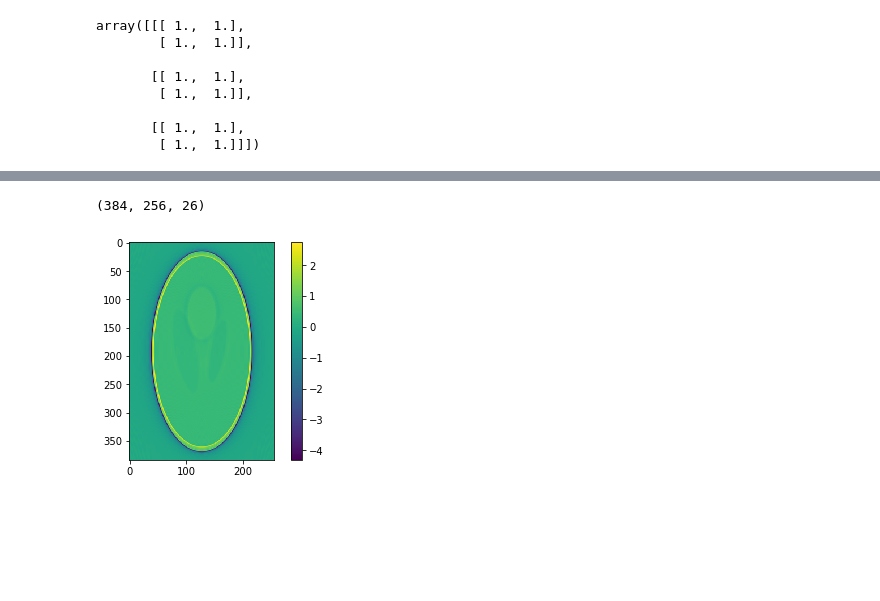
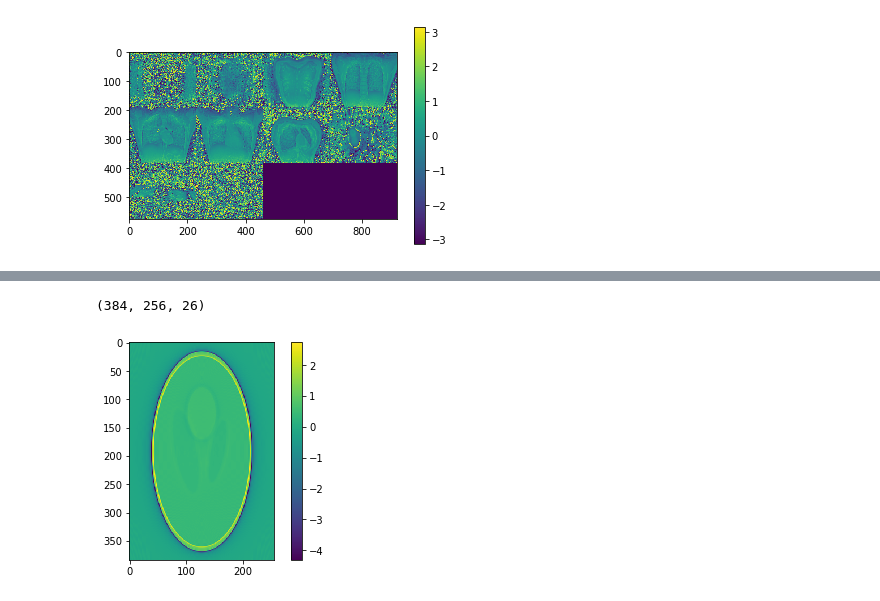
Before and after one commit to nicholas-zhu/MRI_tools, a Jupyter notebook: Untitled.ipynb, the cells around one changed output, grey strips where cells are left out. Drawn from its saved outputs; the diff is of its cells as text; code cells hidden in the pictures; blank space fills up the shorter version.

```diff
--- a/Untitled.ipynb
+++ b/Untitled.ipynb
@@ -1,15 +1,3 @@
-# %%
-a = np.ones([10,10,10])
-a[1+2:3+3,4:6,6:8]
-# %% [output]
-array([[[ 1.,  1.],
-        [ 1.,  1.]],
-
-       [[ 1.,  1.],
-        [ 1.,  1.]],
-
-       [[ 1.,  1.],
-        [ 1.,  1.]]])
 # %%
 import torch
 import torch.nn as nn
@@ -25,0 +16,8 @@ import matplotlib.animation
+# %%
+image = cfl.readcfl(name='../Lung/UTE_021618_sg')
+#image_c = NFT.Toeplitz(img_c=image)
+#image_t = NFT.ATA(image)
+
+imshow_3d.imshow3d(np.flip(np.flip(np.transpose(np.angle(image[:,1:-1:20,:]),(2,0,1)),axis=0),axis=1))
+# %% [output]
+[figure, added]
```
Also changed, not shown: parts of 9 cells of this notebook.
